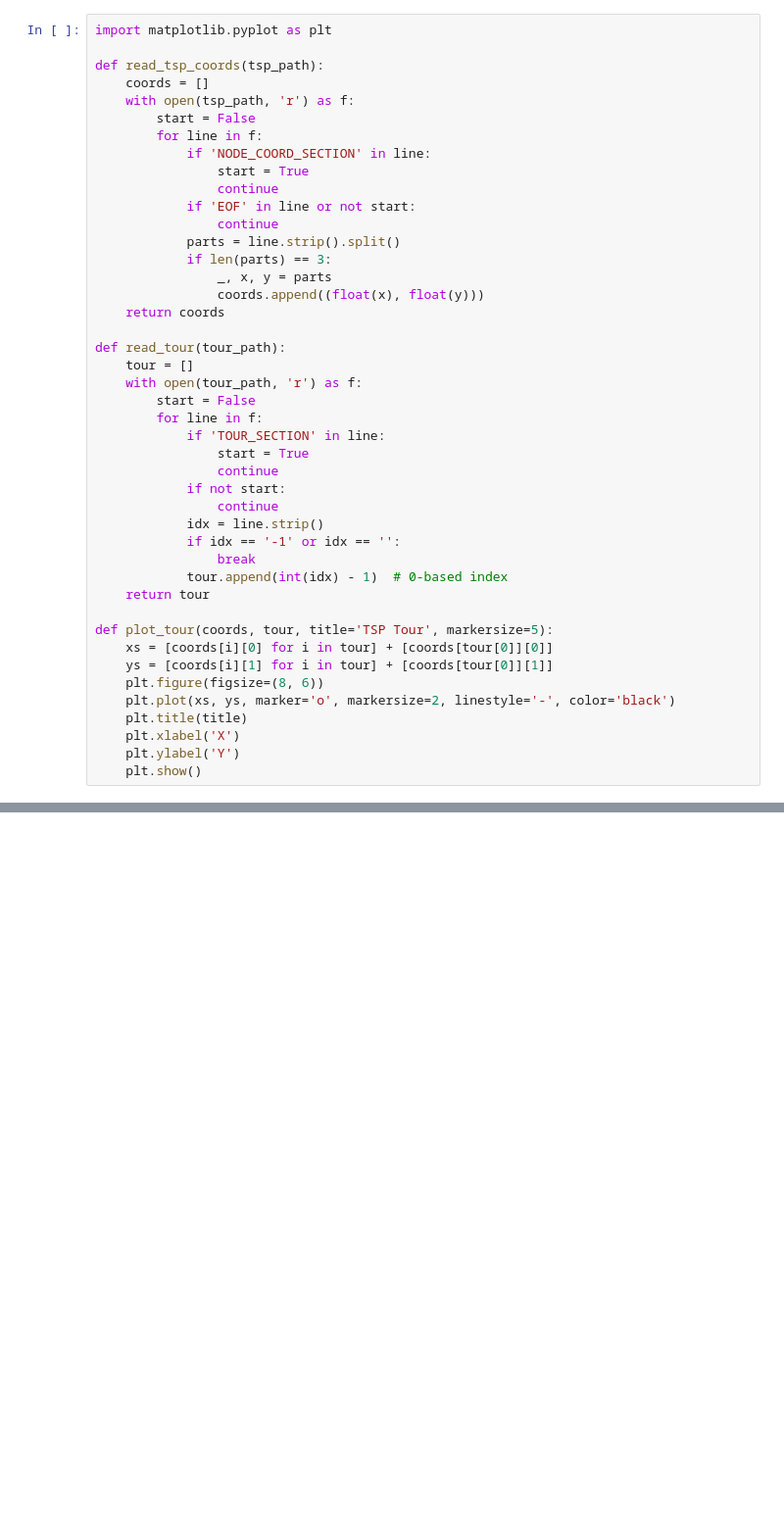
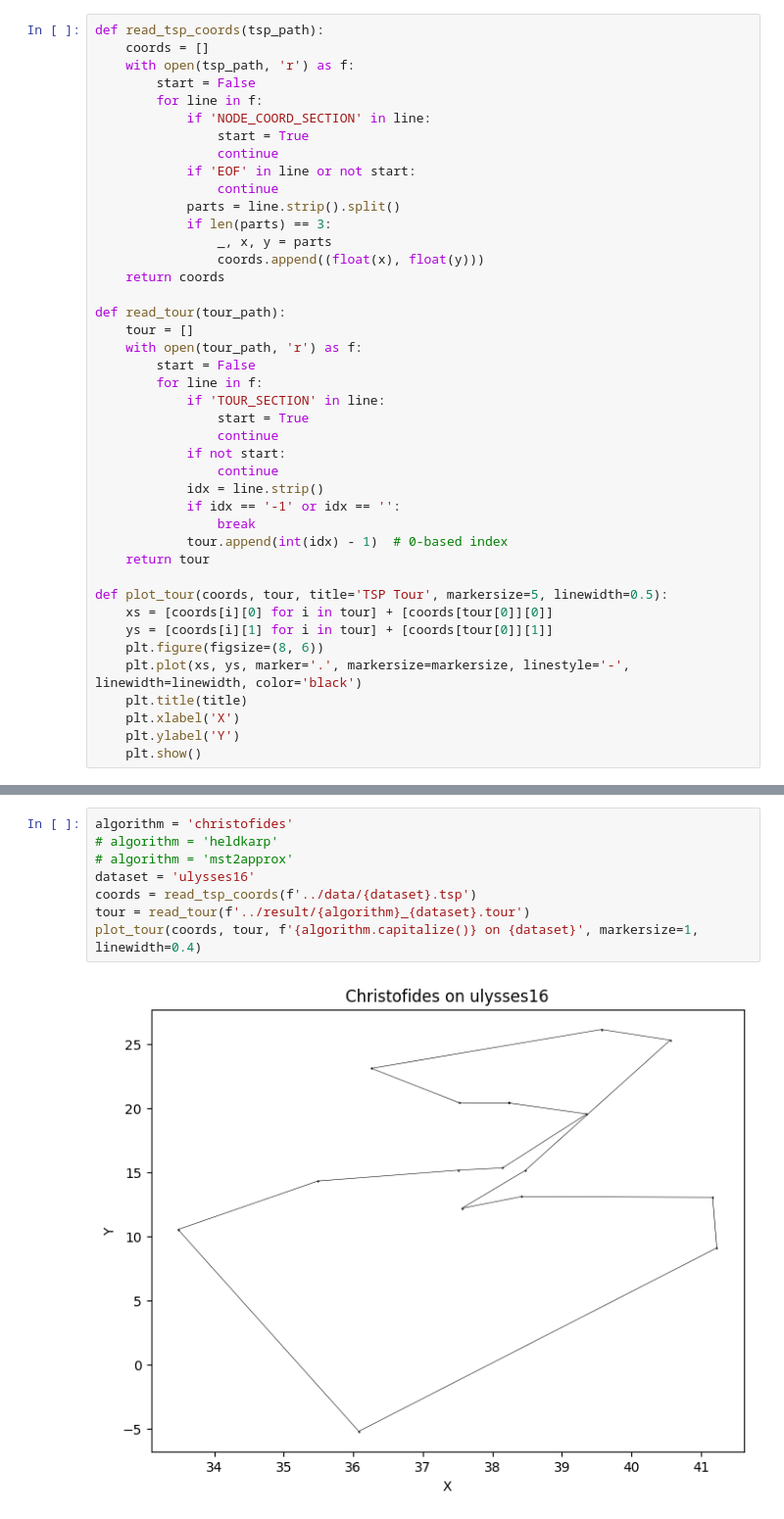
Before and after one commit to ohdoyoel/unist_cse331_assignment_2, a Jupyter notebook: notebook/figure.ipynb, the cells around one changed output, grey strips where cells are left out. Shown at 98% size. Drawn from its saved outputs; the diff is of its cells as text; blank space fills up the shorter version.

Commit message:
figure file

```diff
--- a/notebook/figure.ipynb
+++ b/notebook/figure.ipynb
@@ -1,6 +4,4 @@
 # %%
-import matplotlib.pyplot as plt
-
 def read_tsp_coords(tsp_path):
     coords = []
     with open(tsp_path, 'r') as f:
@@ -33,11 +34,11 @@ def read_tour(tour_path):
             tour.append(int(idx) - 1)  # 0-based index
     return tour
 
-def plot_tour(coords, tour, title='TSP Tour', markersize=5):
+def plot_tour(coords, tour, title='TSP Tour', markersize=5, linewidth=0.5):
     xs = [coords[i][0] for i in tour] + [coords[tour[0]][0]]
     ys = [coords[i][1] for i in tour] + [coords[tour[0]][1]]
     plt.figure(figsize=(8, 6))
-    plt.plot(xs, ys, marker='o', markersize=2, linestyle='-', color='black')
+    plt.plot(xs, ys, marker='.', markersize=markersize, linestyle='-', linewidth=linewidth, color='black')
     plt.title(title)
     plt.xlabel('X')
     plt.ylabel('Y')
@@ -53,0 +46,10 @@ plot_tour(coords, tour, f'{algorithm.capitalize()} on {dataset}')
+# %%
+algorithm = 'christofides'
+# algorithm = 'heldkarp'
+# algorithm = 'mst2approx'
+dataset = 'ulysses16'
+coords = read_tsp_coords(f'../data/{dataset}.tsp')
+tour = read_tour(f'../result/{algorithm}_{dataset}.tour')
+plot_tour(coords, tour, f'{algorithm.capitalize()} on {dataset}', markersize=1, linewidth=0.4)
+# %% [output]
+[figure, added]
```
Also changed, not shown: parts of 4 cells of this notebook.
